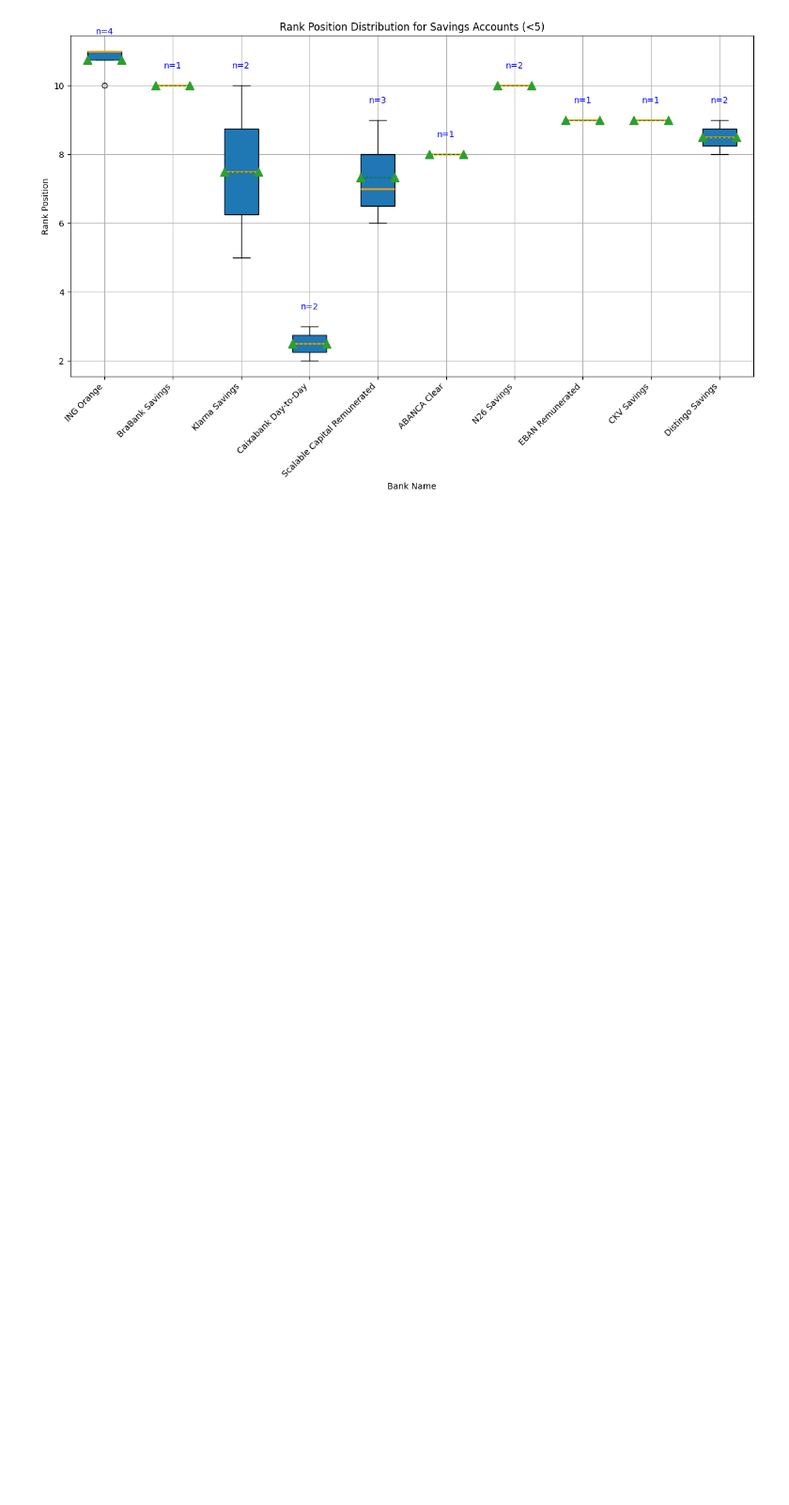
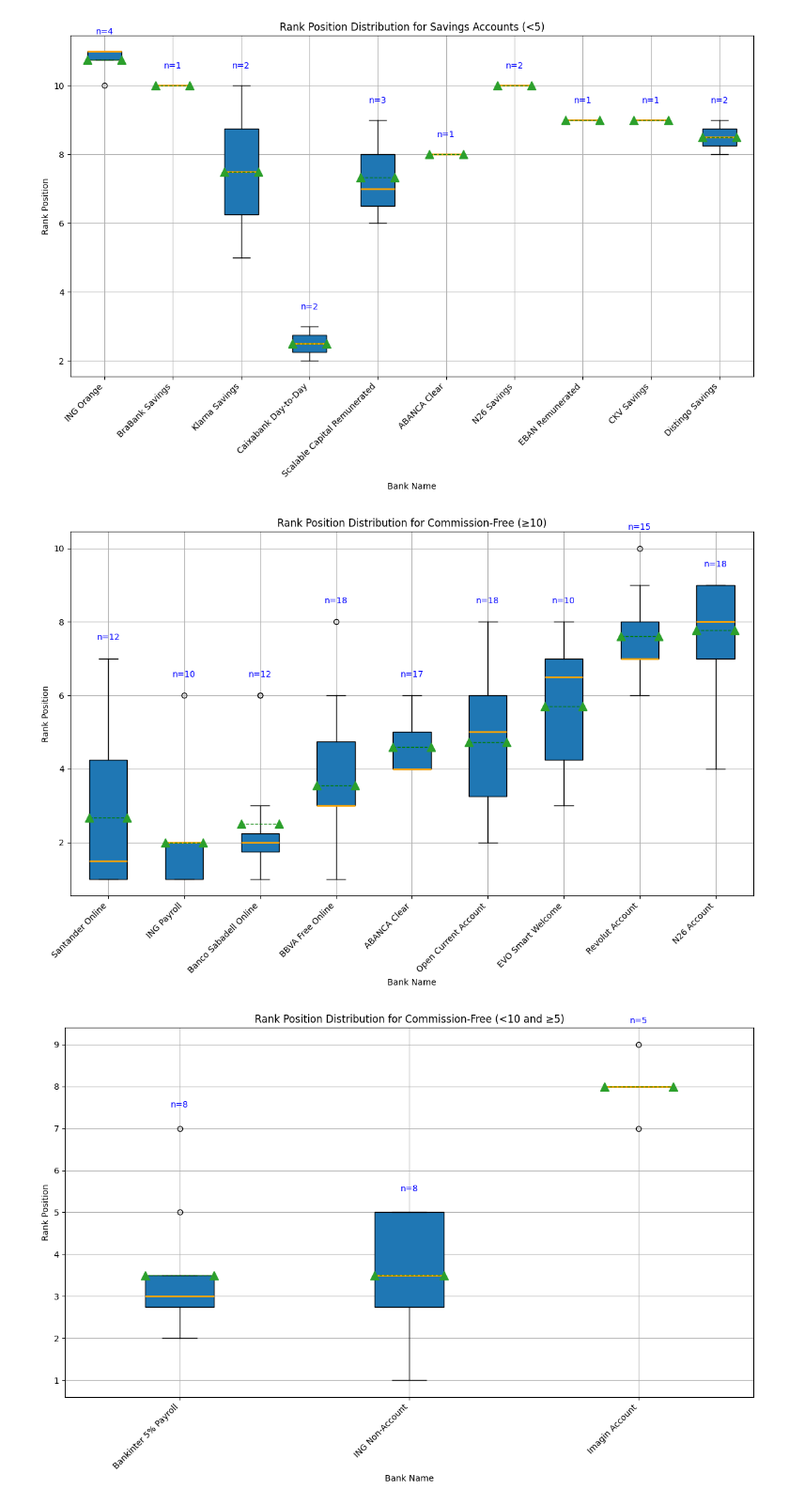
Before and after one commit to agbennett-bse/deloitte_digital_banking, a Jupyter notebook: deloitte_digital_banking/rank-position.ipynb, the cells around one changed output. Shown at 94% size. Saved outputs shown, nothing was run; the diff lists cells and outputs as text; code cells hidden in the pictures; blank space fills up the shorter version.

```diff
--- a/deloitte_digital_banking/rank-position.ipynb
+++ b/deloitte_digital_banking/rank-position.ipynb
@@ -591,3 +663,70 @@ for category in unique_categories:
 [figure]
 [figure]
 [figure]
+# %%
+import matplotlib.pyplot as plt
+import numpy as np
+
+# Get unique categories
+unique_categories = transformed_df['Category'].unique()
+
+# Define thresholds
+thresholds = {
+    '≥10': lambda x: x >= 10,
+    '<10 and ≥5': lambda x: 5 <= x < 10,
+    '<5': lambda x: x < 5
+}
+
+# Create box plots for each category and each threshold
+for category in unique_categories:
+    category_data = transformed_df[transformed_df['Category'] == category]
+
+    for threshold_name, threshold_func in thresholds.items():
+        bank_names = []
+        rank_data = []
+        median_ranks = []
+
+        for bank in category_data['Bank Name'].unique():
+            bank_data = category_data[category_data['Bank Name'] == bank]
+            ranks = bank_data['Rank'].dropna()
+            if threshold_func(len(ranks)):
+                rank_data.append(ranks.values)
+                bank_names.append(bank)
+                median_ranks.append(np.median(ranks))
+
+        if not bank_names:
+            continue  # Skip if no data for this threshold
+
+        # Combine data into a single list for sorting
+        combined_data = list(zip(bank_names, rank_data, median_ranks))
+
+        # Sort by median rank
+        combined_data.sort(key=lambda x: x[2])
+
+        # Unzip the combined data
+        bank_names, rank_data, median_ranks = zip(*combined_data)
+
+        plt.figure(figsize=(12, 8))
+        box = plt.boxplot(rank_data, labels=bank_names, showmeans=True, meanline=True, patch_artist=True)
+
+        # Customizing the box plot
+        for median in box['medians']:
+            median.set(color='orange', linewidth=2)
+
+        for mean in box['means']:
+            mean.set(marker='^', color='green', markersize=10)
+
+        # Add observation count text
+        for i, (rank, bank) in enumerate(zip(rank_data, bank_names)):
+            plt.text(i + 1, max(rank) + 0.5, f'n={len(rank)}', horizontalalignment='center', fontsize=10, color='blue')
+
+        plt.title(f'Rank Position Distribution for {category} ({threshold_name})')
+        plt.xlabel('Bank Name')
+        plt.ylabel('Rank Position')
+        plt.xticks(rotation=45, ha='right')
+        plt.grid(True)
+        plt.tight_layout()
+        plt.show()
+# %% [output]
+[figure, added]
+[figure, added]
```
Also changed, not shown: parts of 2 cells of this notebook.
